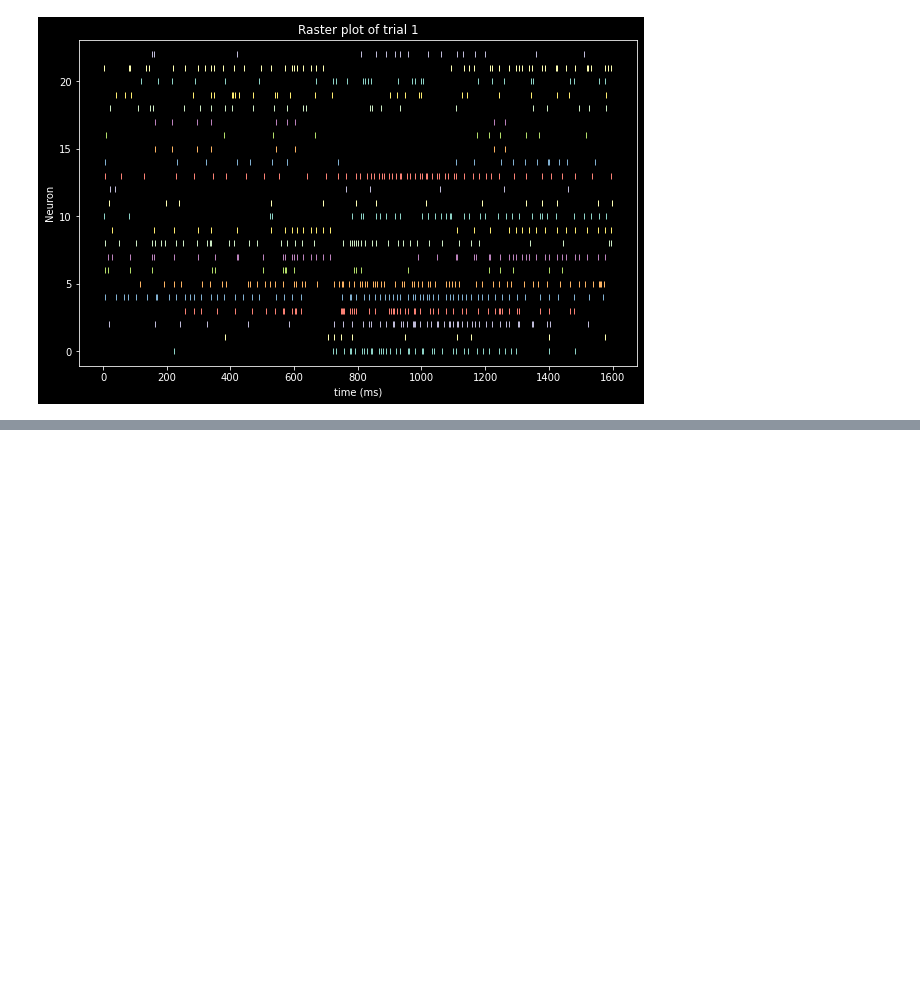
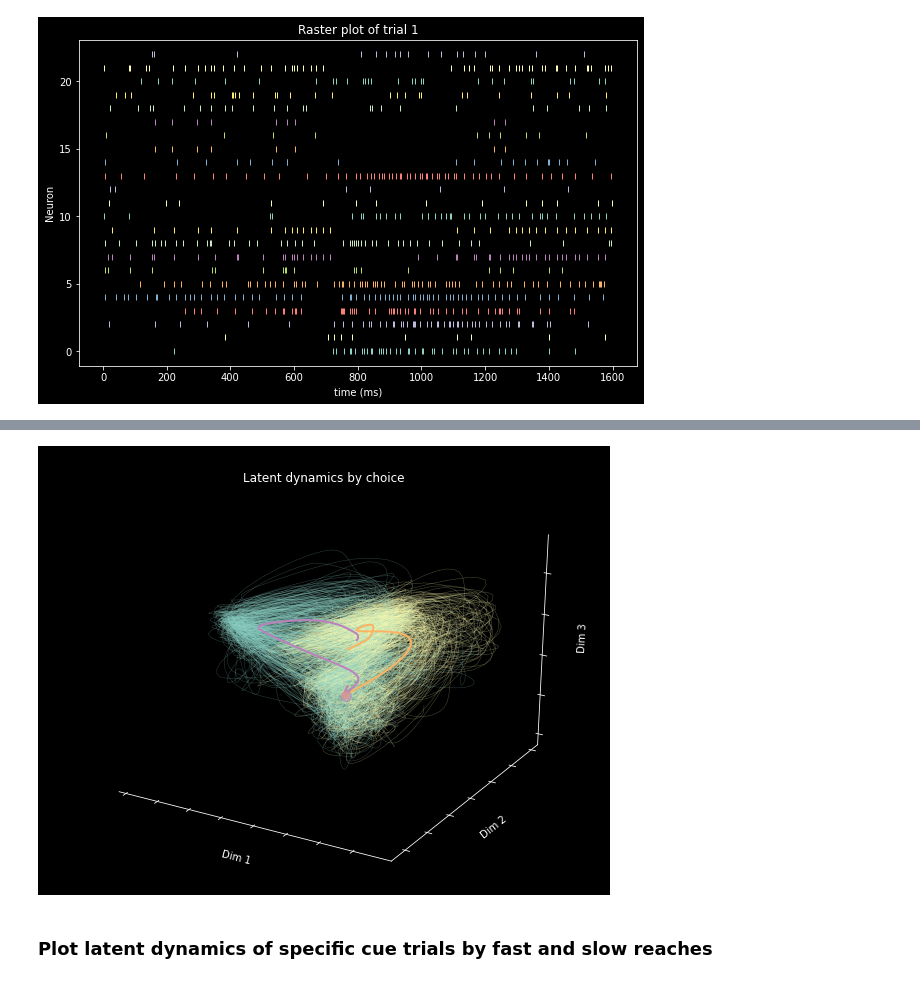
Before and after one commit to MunibH/chand-lab-rotation, a Jupyter notebook: my_gpfa.ipynb, the cells around one changed output, grey strips where cells are left out. Saved outputs shown, nothing was run; the diff lists cells and outputs as text; code cells hidden in the pictures; blank space fills up the shorter version.

```diff
--- a/my_gpfa.ipynb
+++ b/my_gpfa.ipynb
@@ -496,0 +119,20 @@ colors
+# %%
+# generate random trial vector for plotting ax1
+ct = 500 # number of trials to plot
+possible = np.arange(1877)
+np.random.shuffle(possible)
+picks = possible[:ct]
+# %%
+# get average trajectories for left and right reaches
+right_trials = behav[behav['choice']==2] # green
+left_trials = behav[behav['choice']==1]   # red
+right_trials_idx = list(right_trials.index)
+left_trials_idx = list(left_trials.index)
+r_traj = trajectories_all[right_trials_idx]
+l_traj = trajectories_all[left_trials_idx]
+r_avg_traj = np.mean(r_traj, axis=0)
+l_avg_traj = np.mean(l_traj, axis=0)
+
+# get times index for when reach happens for averaged trials
+r_avg_mvmt_idx = RT_idx(np.mean(right_trials['mvmt']))
+l_avg_mvmt_idx = RT_idx(np.mean(left_trials['mvmt']))
@@ -496,0 +161,40 @@ colors
+# %%
+## plot setup
+
+f = plt.figure(figsize=(10, 8))
+ax1 = f.add_subplot(1, 1, 1, projection='3d')
+
+## plot GPFA latent dynamics by choice
+
+ax1.set_title('Latent dynamics by choice')
+ax1.set_xlabel('Dim 1')
+ax1.set_ylabel('Dim 2')
+ax1.set_zlabel('Dim 3')
+
+for pick in picks:
+    trial = trajectories_all[pick]
+    if behav['choice'][pick] == 1:
+        # left reaches
+        ax1.plot(trial[0], trial[1], trial[2], '-', lw=0.5, c='C0', alpha=0.3)
+    else:
+        # reach reaches
+        ax1.plot(trial[0], trial[1], trial[2], '-', lw=0.5, c='C1', alpha=0.3)
+
+# avg right reaches (green dot)
+ax1.plot(r_avg_traj[0], r_avg_traj[1], r_avg_traj[2], '-', lw=2, c='C5')
+ax1.scatter(r_avg_traj[0][checkOnIdx], r_avg_traj[1][checkOnIdx], r_avg_traj[2][checkOnIdx], s=50, c='C5', alpha=0.8)
+# ax1.scatter(r_avg_traj[0][r_avg_mvmt_idx], r_avg_traj[1][r_avg_mvmt_idx], r_avg_traj[2][r_avg_mvmt_idx], s=50, c='C5', alpha=0.8)
+
+# avg left reaches
+ax1.plot(l_avg_traj[0], l_avg_traj[1], l_avg_traj[2], '-', lw=2, c='C7')
+ax1.scatter(l_avg_traj[0][checkOnIdx], l_avg_traj[1][checkOnIdx], l_avg_traj[2][checkOnIdx], s=100, c='C7', alpha=0.5)
+# ax1.scatter(r_avg_traj[0][l_avg_mvmt_idx], r_avg_traj[1][l_avg_mvmt_idx], r_avg_traj[2][l_avg_mvmt_idx], s=100, c='C3', alpha=0.8)
+transBackground(ax1,3)
+# ax1.legend(['right(red)','left(green)','avg'])
+
+# plt.savefig('images_for_pres/LD_all_t.png',dpi=300)
+plt.show()
+# %% [output]
+[figure, added]
+# %% [markdown]
+### Plot latent dynamics of specific cue trials by fast and slow reaches
```
Also changed, not shown: parts of 58 cells of this notebook, 11 other files.
